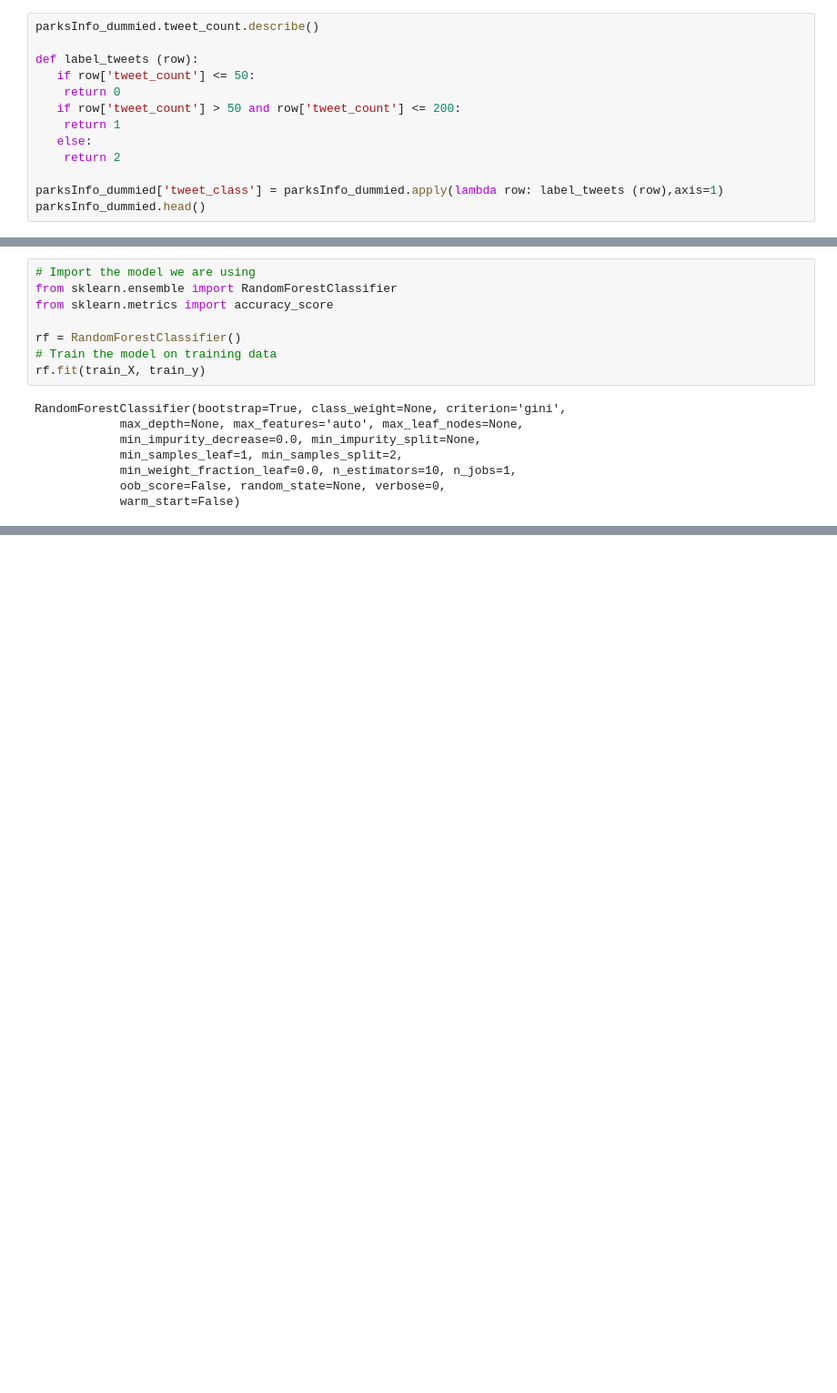
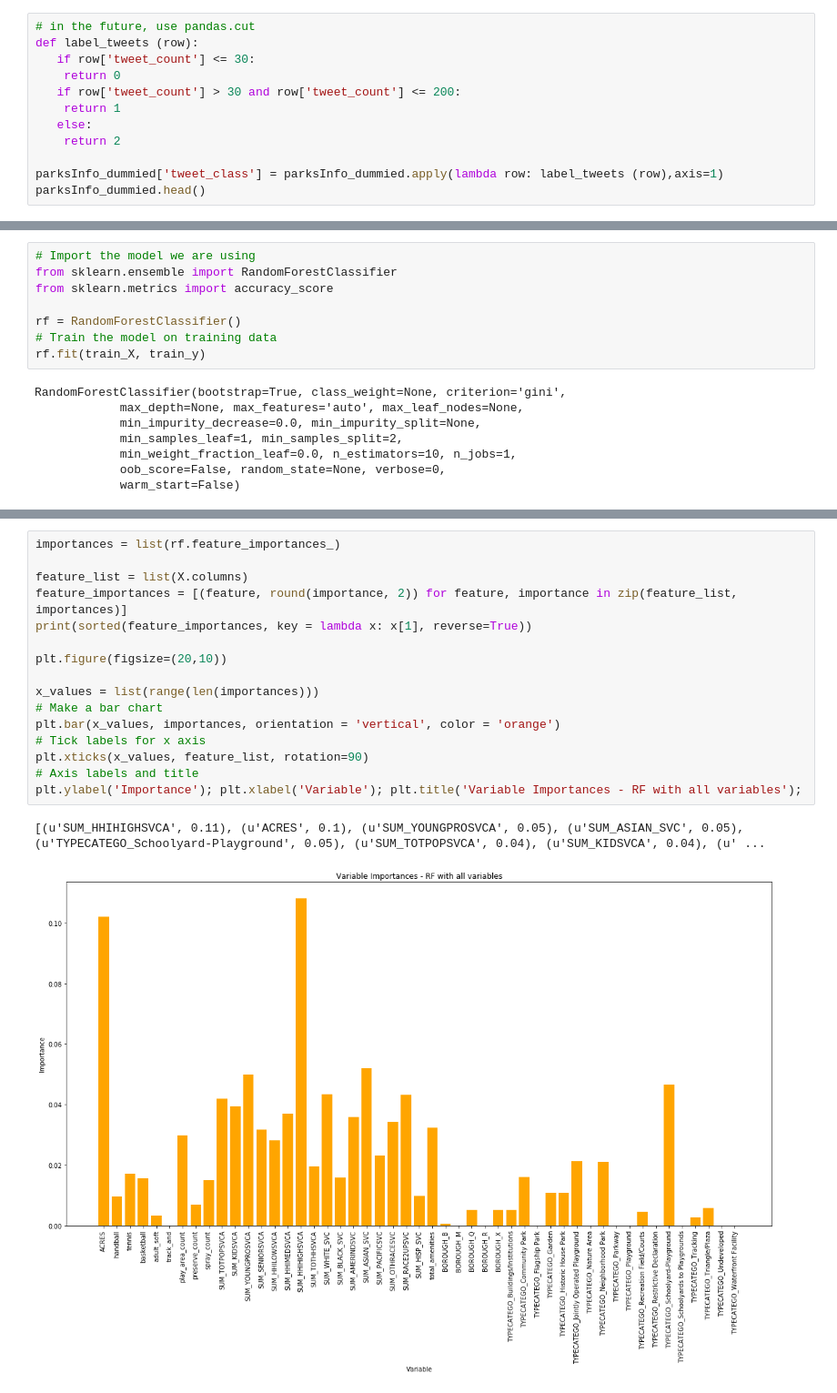
Before and after one commit to edolfi/springboard_datascience, a Jupyter notebook: Capstone/codes/NYC_ParkVisitationPrediction.ipynb, the cells around one changed output, grey strips where cells are left out. Shown: that part at 91% size. Saved outputs shown, nothing was run; the diff lists cells and outputs as text; blank space fills up the shorter version.

```diff
--- a/Capstone/codes/NYC_ParkVisitationPrediction.ipynb
+++ b/Capstone/codes/NYC_ParkVisitationPrediction.ipynb
@@ -33,10 +46,9 @@ memory usage: 23.6 KB
 # %%
-parksInfo_dummied.tweet_count.describe()
-
+# in the future, use pandas.cut
 def label_tweets (row):
-   if row['tweet_count'] <= 50:
+   if row['tweet_count'] <= 30:
     return 0
-   if row['tweet_count'] > 50 and row['tweet_count'] <= 200:
+   if row['tweet_count'] > 30 and row['tweet_count'] <= 200:
     return 1
    else:
     return 2
@@ -128 +169,20 @@ Train Accuracy ::  0.9615384615384616
 Test Accuracy  ::  0.6
+# %%
+importances = list(rf.feature_importances_)
+
+feature_list = list(X.columns)
+feature_importances = [(feature, round(importance, 2)) for feature, importance in zip(feature_list, importances)]
+print(sorted(feature_importances, key = lambda x: x[1], reverse=True))
+
+plt.figure(figsize=(20,10))
+
+x_values = list(range(len(importances)))
+# Make a bar chart
+plt.bar(x_values, importances, orientation = 'vertical', color = 'orange')
+# Tick labels for x axis
+plt.xticks(x_values, feature_list, rotation=90)
+# Axis labels and title
+plt.ylabel('Importance'); plt.xlabel('Variable'); plt.title('Variable Importances - RF with all variables');
+# %% [output]
+[(u'SUM_HHIHIGHSVCA', 0.11), (u'ACRES', 0.1), (u'SUM_YOUNGPROSVCA', 0.05), (u'SUM_ASIAN_SVC', 0.05), (u'TYPECATEGO_Schoolyard-Playground', 0.05), (u'SUM_TOTPOPSVCA', 0.04), (u'SUM_KIDSVCA', 0.04), (u' ...
+[figure, added]
```
Also changed, not shown: parts of 33 cells of this notebook, 1 other file.
